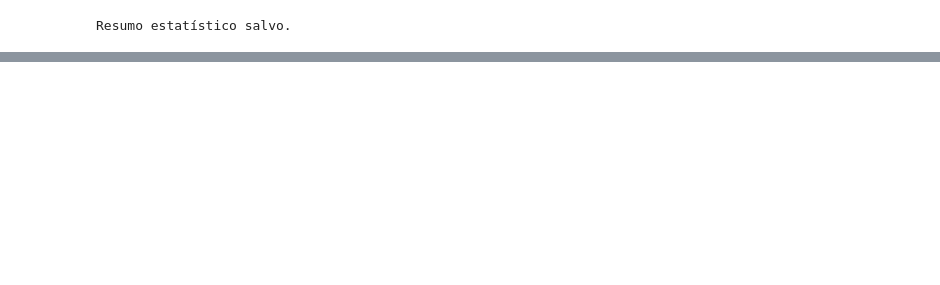
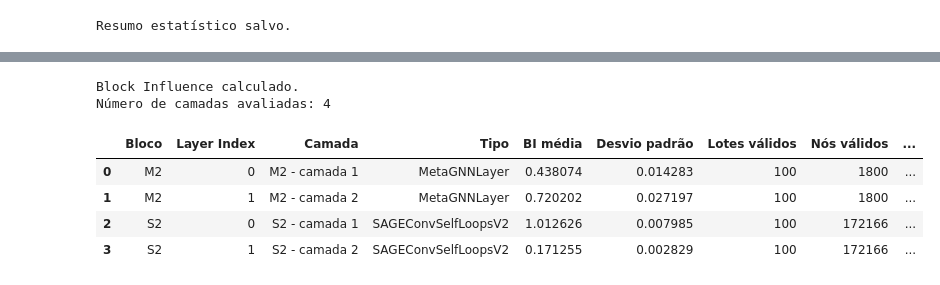
Before and after one commit to J0hnV1ct0r/Graph_Pruning, a Jupyter notebook: prodigy/evaluate_layer_pruning_prodigy.ipynb, the cells around one changed output, grey strips where cells are left out. Drawn from its saved outputs; the diff is of its cells as text; code cells hidden in the pictures; blank space fills up the shorter version.

```diff
--- a/prodigy/evaluate_layer_pruning_prodigy.ipynb
+++ b/prodigy/evaluate_layer_pruning_prodigy.ipynb
@@ -898,0 +944,37 @@ plt.show()
+# %%
+import copy
+# ============================================================
+# 1. PROFESSOR: MODELO ORIGINAL, CONGELADO
+# ============================================================
+teacher = copy.deepcopy(model).to(DEVICE)
+teacher.eval()
+
+for param in teacher.parameters():
+    param.requires_grad_(False)
+# %%
+from layer_pruner import PRODIGYBlockInfluencePruner
+pruner = PRODIGYBlockInfluencePruner(teacher)
+
+# Garantir que estamos usando o modelo original
+teacher.eval()
+
+# Calcular o Block Influence no conjunto de validação
+df_bi = pruner.compute_bi(
+    val_loader,
+    device=DEVICE,
+    angular=False,
+    max_batches=CONFIG["val_len_cap"],
+)
+
+print("Block Influence calculado.")
+print("Número de camadas avaliadas:", len(df_bi))
+
+display(df_bi)
+# %% [output]
+Block Influence calculado.
+Número de camadas avaliadas: 4
+|  | Bloco | Layer Index | Camada | Tipo | BI média | Desvio padrão | Lotes válidos | Nós válidos | ... |
+| 0 | M2 | 0 | M2 - camada 1 | MetaGNNLayer | 0.438074 | 0.014283 | 100 | 1800 | ... |
+| 1 | M2 | 1 | M2 - camada 2 | MetaGNNLayer | 0.720202 | 0.027197 | 100 | 1800 | ... |
+| 2 | S2 | 0 | S2 - camada 1 | SAGEConvSelfLoopsV2 | 1.012626 | 0.007985 | 100 | 172166 | ... |
+| 3 | S2 | 1 | S2 - camada 2 | SAGEConvSelfLoopsV2 | 0.171255 | 0.002829 | 100 | 172166 | ... |
```
Also changed, not shown: parts of 11 cells of this notebook, 2 other files.
